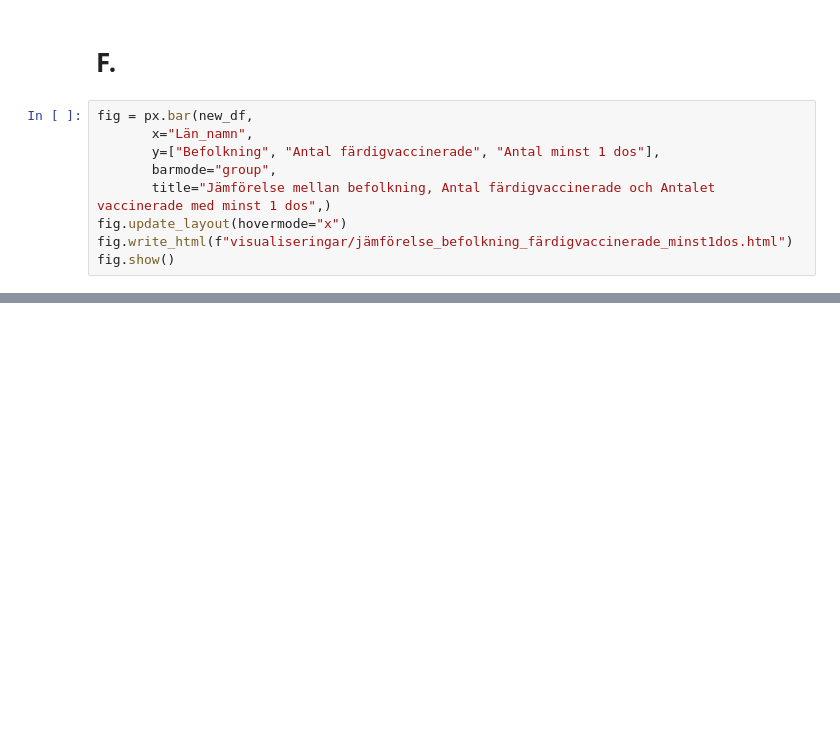
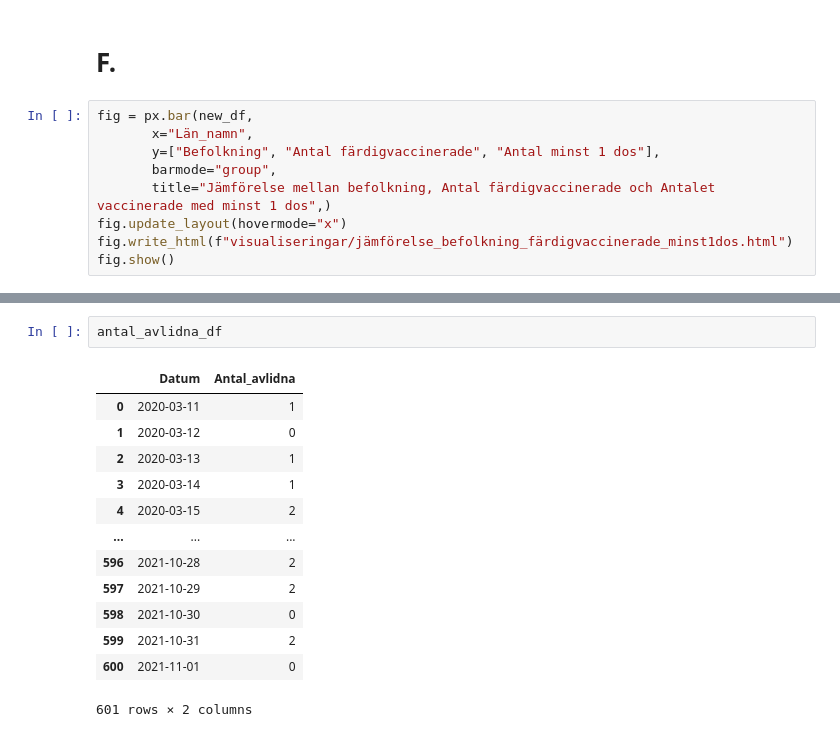
Before and after one commit to LukasKallstrom/databehandling_Lukas_Kallstrom, a Jupyter notebook: Labs/L1-Covid/covid.ipynb, the cells around one changed output, grey strips where cells are left out. Cells and saved outputs as stored; diff of their text form; blank space fills up the shorter version.

```diff
--- a/Labs/L1-Covid/covid.ipynb
+++ b/Labs/L1-Covid/covid.ipynb
@@ -244,0 +262,16 @@ fig.update_xaxes(showspikes=True,
+# %%
+antal_avlidna_df
+# %% [output]
+|  | Datum | Antal_avlidna |
+| 0 | 2020-03-11 | 1 |
+| 1 | 2020-03-12 | 0 |
+| 2 | 2020-03-13 | 1 |
+| 3 | 2020-03-14 | 1 |
+| 4 | 2020-03-15 | 2 |
+| ... | ... | ... |
+| 596 | 2021-10-28 | 2 |
+| 597 | 2021-10-29 | 2 |
+| 598 | 2021-10-30 | 0 |
+| 599 | 2021-10-31 | 2 |
+| 600 | 2021-11-01 | 0 |
+601 rows × 2 columns
```
Also changed, not shown: parts of 5 cells of this notebook.
